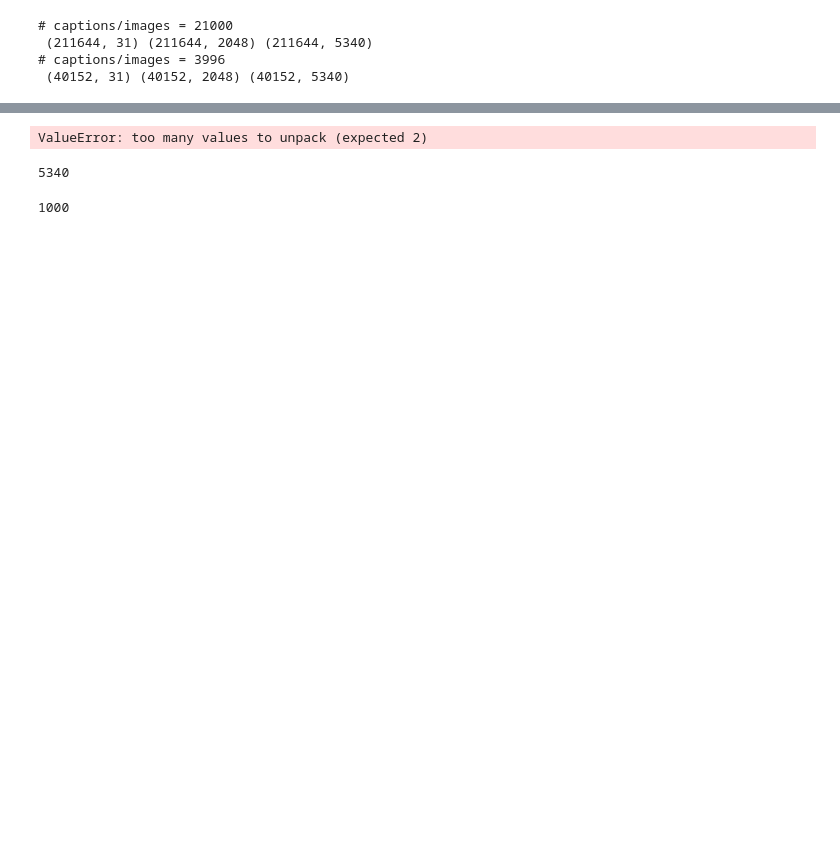
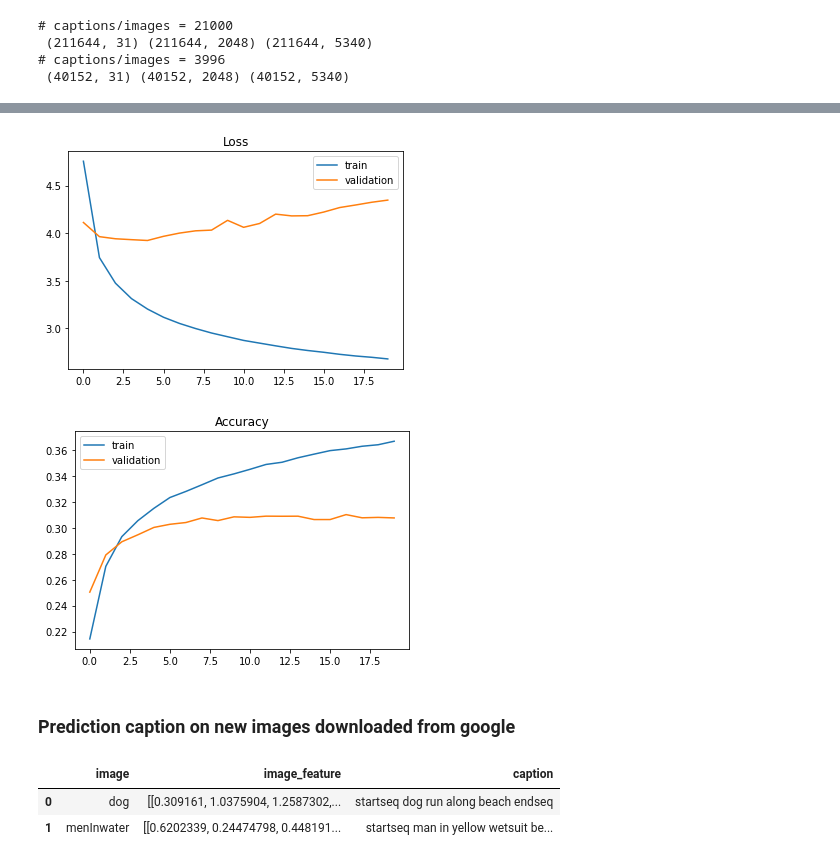
Before and after one commit to sourav-raj/image-caption-generation, a Jupyter notebook: image_caption_generator.ipynb, the cells around one changed output, grey strips where cells are left out. Drawn from its saved outputs; the diff is of its cells as text; code cells hidden in the pictures; blank space fills up the shorter version.

```diff
--- a/image_caption_generator.ipynb
+++ b/image_caption_generator.ipynb
@@ -113,10 +129,10 @@ def image_feature_extraction(image_directory, model):
 # %%
-# # model=ResNet50()
+resnet50=ResNet50()
 # resnet50=load_model('../../../data/explore/image_caption_generator/resnet50.h5')
-# image_features = image_feature_extraction(image_directory, resnet50)
-# print('Extracted Features: %d' % len(image_features))
-# # save to file
-# dump(image_features, open('../../../data/explore/image_caption_generator/output/image_features_reset50.pkl', 'wb'))
+image_features = image_feature_extraction(image_directory, resnet50)
+print('Extracted Features: %d' % len(image_features))
+# save to file
+dump(image_features, open('../../../data/explore/image_caption_generator/output/image_features_reset50.pkl', 'wb'))
 # %% [output]
 WARNING:tensorflow:No training configuration found in the save file, so the model was *not* compiled. Compile it manually.
 Model: "functional_1"
@@ -335,0 +360,4 @@ ________________________________________________________________________________
+# %%
+adam=Adam(learning_rate=0.0005)
+model.compile(loss='categorical_crossentropy', optimizer=adam, metrics=['accuracy'])
+model.summary()
@@ -336,9 +384,12 @@ ________________________________________________________________________________
 # %%
 # fit model
-from time import time
+import time
 from keras.callbacks import TensorBoard
 
 # tensorboard = TensorBoard(log_dir="log/{}".format(time()))
-
-hist = model.fit([Ximage_train, Xtext_train], ytext_train, epochs=6, verbose=2, batch_size=32, validation_data=([Ximage_val, Xtext_val], ytext_val))
+start_=time.time()
+print(f'Model training is started at {start_}')
+hist = model.fit([Ximage_train, Xtext_train], ytext_train, epochs=20, verbose=2, batch_size=32, validation_data=([Ximage_val, Xtext_val], ytext_val))
+end_=time.time()
+print(f'Model training is finished at {end_} & it took {round(end_-start_, 0)} sec')
 # %% [output]
@@ -474,12 +412,0 @@ model.compile(loss='categorical_crossentropy', optimizer='adam')
-# %%
-generator_test = data_generator(image_captions_test.head(2), image_features, tokenizer, max_len_caption, vocab_size, batch_size)
-Xtext_Ximage_test, ytext_test=generator_test
-
-generator_train = data_generator(image_captions_train.head(2), image_features, tokenizer, max_len_caption, vocab_size, batch_size)
-Xtext_Ximage_train, ytext_train=generator_train
-# %% [output]
-ValueError: too many values to unpack (expected 2)
-# %%
-len(ytext_train[0])
-# %% [output]
-5340
@@ -511,4 +413,14 @@ plt.show()
-# %%
-len(image_features['318667317_108c402140.jpg'][0])
-# %% [output]
-1000
+# %%
+plt.title(f'Loss')
+plt.plot(hist.history['loss'], label='train')
+plt.plot(hist.history['val_loss'], label='validation')
+plt.legend()
+plt.show()
+plt.title(f'Accuracy')
+plt.plot(hist.history['accuracy'], label='train')
+plt.plot(hist.history['val_accuracy'], label='validation')
+plt.legend()
+plt.show()
+# %% [output]
+[figure, added]
+[figure, added]
@@ -514,0 +431,2 @@ len(image_features['318667317_108c402140.jpg'][0])
+# %% [markdown]
+### Prediction caption on new images downloaded from google
@@ -514,0 +470,9 @@ len(image_features['318667317_108c402140.jpg'][0])
+# %%
+Image_caption_prediction=pd.DataFrame({'image':new_image_feature.keys(), 'image_feature':new_image_feature.values()})
+Image_caption_prediction['image_feature']=Image_caption_prediction['image_feature'].apply(lambda x: x)
+Image_caption_prediction['caption']=Image_caption_prediction['image_feature'].apply(lambda x: predict_caption(model, x, tokenizer, maxlen))
+Image_caption_prediction
+# %% [output]
+|  | image | image_feature | caption |
+| 0 | dog | [[0.309161, 1.0375904, 1.2587302,... | startseq dog run along beach endseq |
+| 1 | menInwater | [[0.6202339, 0.24474798, 0.448191... | startseq man in yellow wetsuit be... |
```
Also changed, not shown: parts of 47 cells of this notebook, 6 other files.
